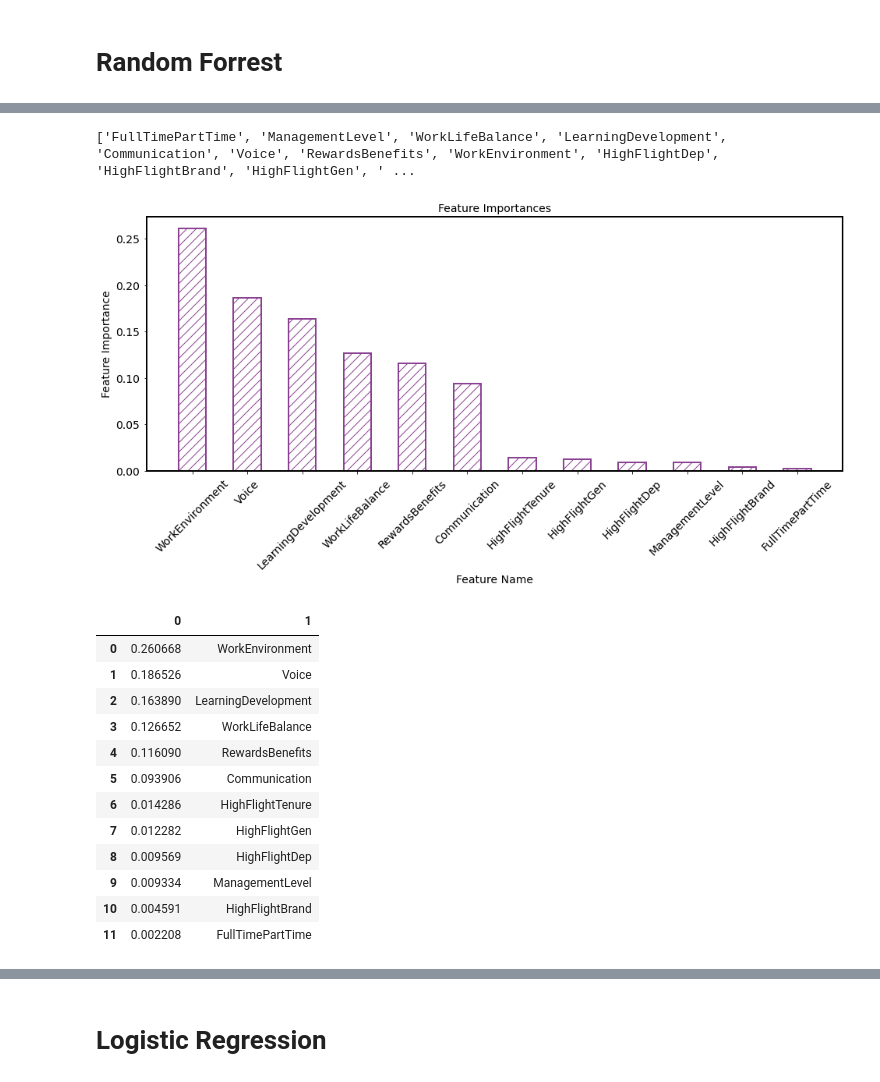
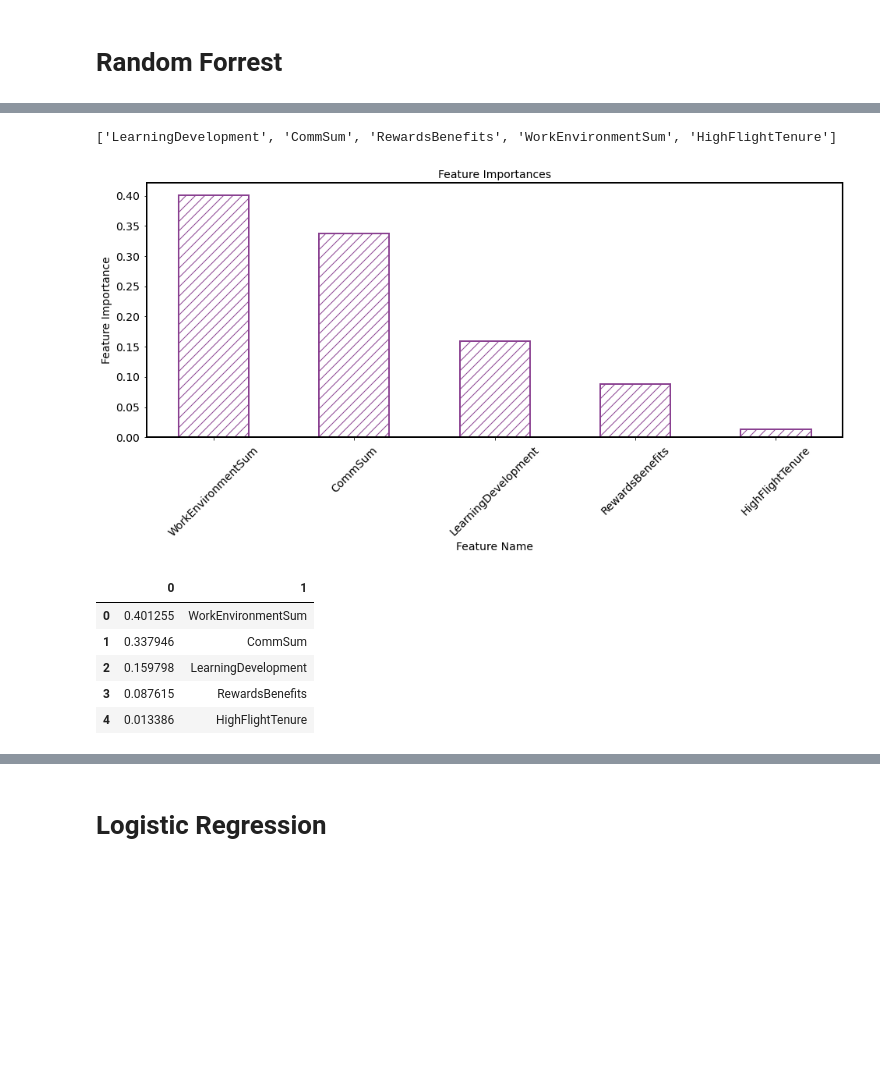
Before and after one commit to greermp/hilton_challenge, a Jupyter notebook: Working.ipynb, the cells around one changed output, grey strips where cells are left out. Saved outputs shown, nothing was run; the diff lists cells and outputs as text; code cells hidden in the pictures; blank space fills up the shorter version.

```diff
--- a/Working.ipynb
+++ b/Working.ipynb
@@ -223,0 +261,4 @@ columns = list(data.columns)
+# %%
+data['WorkEnvironmentSum'] = data['WorkEnvironment'] + data['WorkLifeBalance']
+data['CommSum'] = data['Communication']+ data['Voice']
+#+ data[''] + data['WorkEnvironment']+ data['WorkEnvironment']
@@ -664,13 +813,19 @@ showFeatureImportance(gbClassifier, columns)
 # %%
-if train :
-    parameters = {'n_estimators': [400, 550],
-                'max_features': ['auto',.7,.9],
-                'min_samples_leaf': [25,50,75],
-                'min_impurity_decrease': [0,.3]
-                }
+# if train :
+#     parameters = {'n_estimators': [400, 550],
+#                 'max_features': ['auto',.7,.9],
+#                 'min_samples_leaf': [25,50,75],
+#                 'min_impurity_decrease': [0,.3]
+#                 }
+
+parameters = {'max_depth': [4, 5,6, 7],
+            'min_impurity_decrease': [0],
+            'n_estimators': [5, 10,15],
+            'max_features':['auto',.8,.7],
+             'min_samples_leaf': [8,9,11],
+            'ccp_alpha': [.0005,.001]}
 
 
-    rf_tuned = GridSearchCV(RandomForestClassifier(random_state=201,
-                            ccp_alpha=10),param_grid=parameters, cv=4, n_jobs=6, verbose=1)
-    rf_tuned.fit(trainData, trainLabels)
-    rf_tuned.best_params_
+rf_tuned = GridSearchCV(RandomForestClassifier(random_state=201),param_grid=parameters, cv=5, n_jobs=6, verbose=1)
+rf_tuned.fit(trainData, trainLabels)
+rf_tuned.best_params_
@@ -680,7 +844,15 @@ if train:
 # %%
 
 # rfClassifier = RandomForestClassifier(random_state=201, max_features='auto', min_samples_leaf=4, n_estimators=350, ccp_alpha=0) 92 AUC
-rfClassifier = RandomForestClassifier(random_state=201, max_features='auto', min_samples_leaf=9, n_estimators=240,min_impurity_decrease=0, ccp_alpha=0)
+rfClassifier = RandomForestClassifier(random_state=201, max_features='auto', min_samples_leaf=9, n_estimators=240,min_impurity_decrease=0, ccp_alpha=0.001)
+
+rfClassifier = RandomForestClassifier(ccp_alpha=0.001, max_depth=10, max_features=.4,
+                       min_impurity_decrease=0, min_samples_leaf=5,
+                       n_estimators=100, random_state=201)
+
+# rfClassifier = RandomForestClassifier( max_depth=2, min_impurity_decrease=0,
+#                        min_samples_leaf=6, n_estimators=50, random_state=201)
+
 rfClassifier.fit(trainData, trainLabels)
 predictions = rfClassifier.predict(testData)
 predictionProbabilities = rfClassifier.predict_proba(testData)
@@ -690,6 +862,6 @@ rfAUC = calculateMetricsAndPrint(predictions, predictionProbabilities, testLabel
 
 # Calculate FPR and TPR for use in ROC Curve Variance later on
 falsePositiveRateRF, truePositiveRateRF, _ = roc_curve(testLabels, [item[1] for item in predictionProbabilities])
-trainAccuracy = gbClassifier.score(trainData, trainLabels)
+# trainAccuracy = gbClassifier.score(trainData, trainLabels)
 # Unfortunately, Feature importance does not work with GridSearch. Instead, we will find the best parameters.
 # %% [output]
@@ -703,19 +875,12 @@ AUC Score: 89.62
 # %%
-columns=list(dataGB.columns)
+columns=list(dataRF.columns)
 showFeatureImportance(rfClassifier, columns)
 # %% [output]
-['FullTimePartTime', 'ManagementLevel', 'WorkLifeBalance', 'LearningDevelopment', 'Communication', 'Voice', 'RewardsBenefits', 'WorkEnvironment', 'HighFlightDep', 'HighFlightBrand', 'HighFlightGen', ' ...
+['LearningDevelopment', 'CommSum', 'RewardsBenefits', 'WorkEnvironmentSum', 'HighFlightTenure']
-[figure, old version]
+[figure, new version]
 |  | 0 | 1 |
-| 0 | 0.260668 | WorkEnvironment |
-| 1 | 0.186526 | Voice |
-| 2 | 0.163890 | LearningDevelopment |
-| 3 | 0.126652 | WorkLifeBalance |
-| 4 | 0.116090 | RewardsBenefits |
-| 5 | 0.093906 | Communication |
-| 6 | 0.014286 | HighFlightTenure |
-| 7 | 0.012282 | HighFlightGen |
-| 8 | 0.009569 | HighFlightDep |
-| 9 | 0.009334 | ManagementLevel |
-| 10 | 0.004591 | HighFlightBrand |
-| 11 | 0.002208 | FullTimePartTime |
+| 0 | 0.401255 | WorkEnvironmentSum |
+| 1 | 0.337946 | CommSum |
+| 2 | 0.159798 | LearningDevelopment |
+| 3 | 0.087615 | RewardsBenefits |
+| 4 | 0.013386 | HighFlightTenure |
```
Also changed, not shown: parts of 52 cells of this notebook.
